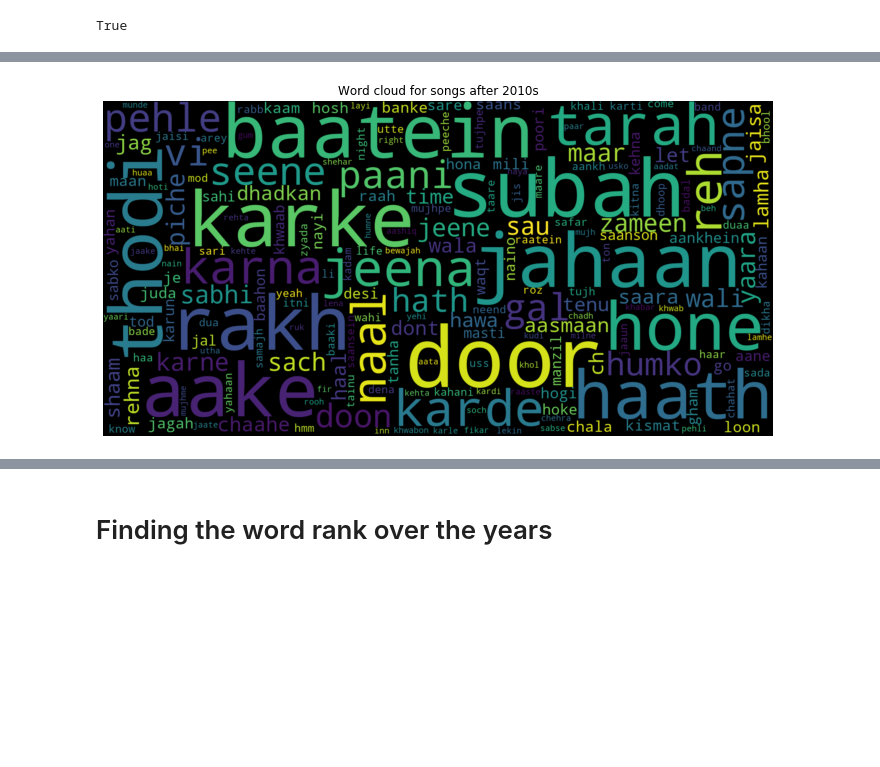
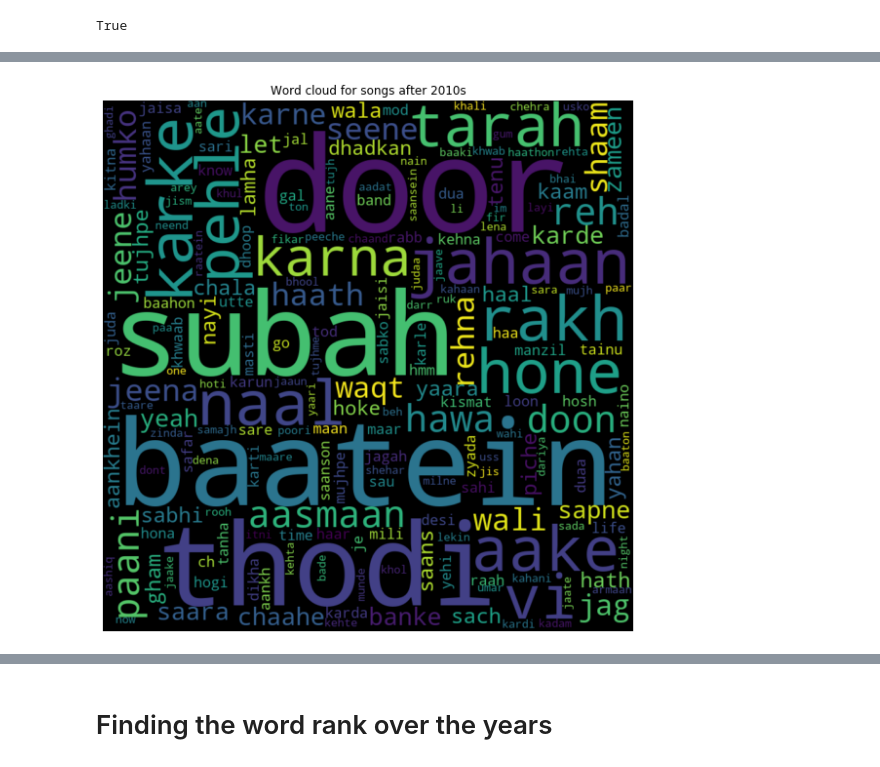
Before and after one commit to ashishgupta1350/repetitionInSongs, a Jupyter notebook: Style Analysis on 7k Songs.ipynb, the cells around one changed output, grey strips where cells are left out. Cells and saved outputs as stored; diff of their text form; code cells hidden in the pictures; blank space fills up the shorter version.

Commit message:
add images

```diff
--- a/Style Analysis on 7k Songs.ipynb
+++ b/Style Analysis on 7k Songs.ipynb
@@ -413,0 +443,19 @@ True
+# %%
+doc=[]
+a = len(data[data.years>=2005])
+b = len(data[data.years<=1990])
+for i in range(data.shape[0]):
+    doc.append(nltk.word_tokenize(re.sub('[^a-zA-z\s]','',data['songLyrics'][i].lower())))
+
+w2v_model = gensim.models.Word2Vec(doc[:a],size=300,window=15,min_count=2,workers=10,iter=10)
+
+simWords = w2v_model.wv.most_similar(positive=["ladki"],topn=50)
+simWords
+myStrr = ""
+for x in simWords:
+    myStrr= myStrr+" "+ x[0]
+wordcloud = WordCloud(width=800, height=800,max_font_size=200).generate(myStrr)
+plt.figure(figsize=(12,10))
+plt.imshow(wordcloud, interpolation="bilinear")
+plt.axis("off")
+plt.show()
@@ -413,0 +464,18 @@ True
+# %%
+doc=[]
+a = len(data[data.years>=2011])
+b = len(data[data.years<=1990])
+
+for i in range(data.shape[0]):
+    doc.append(nltk.word_tokenize(re.sub('[^a-zA-z\s]','',data['songLyrics'][i].lower())))
+w2v_model = gensim.models.Word2Vec(doc[(len(data) - b):],size=300,window=15,min_count=2,workers=10,iter=10)
+simWords = w2v_model.wv.most_similar(positive=["ladki"],topn=50)
+simWords
+myStrr = ""
+for x in simWords:
+    myStrr= myStrr+" "+ x[0]
+wordcloud = WordCloud(width=800, height=800,max_font_size=200).generate(myStrr)
+plt.figure(figsize=(12,10))
+plt.imshow(wordcloud, interpolation="bilinear")
+plt.axis("off")
+plt.show()
@@ -446,20 +552,20 @@ for i in range(data.shape[0]):
 # %%
 numSongsAfter2010 = len(data[data.years>=2010])
 
 strr=""
 for i in doc[0:numSongsAfter2010]:
     for j in i:
         strr=strr+' '+ j
 
-wordcloud = WordCloud(width=1600, height=800,max_font_size=200).generate(strr)
+wordcloud = WordCloud(width=800, height=800,max_font_size=200).generate(strr)
 plt.figure(figsize=(12,10))
 plt.imshow(wordcloud, interpolation="bilinear")
 plt.title("Word cloud for songs after 2010s")
 plt.axis("off")
 plt2.savefig("image_final/Word-cloud-for-songs-after-2010s.png" )
 plt.show()
 # %% [output]
-[figure, old version]
+[figure, new version]
 # %%
 numSongsBefore1990 = len(data[data.years<=1990])
 
```
Also changed, not shown: parts of 12 cells of this notebook, 5 other files.
